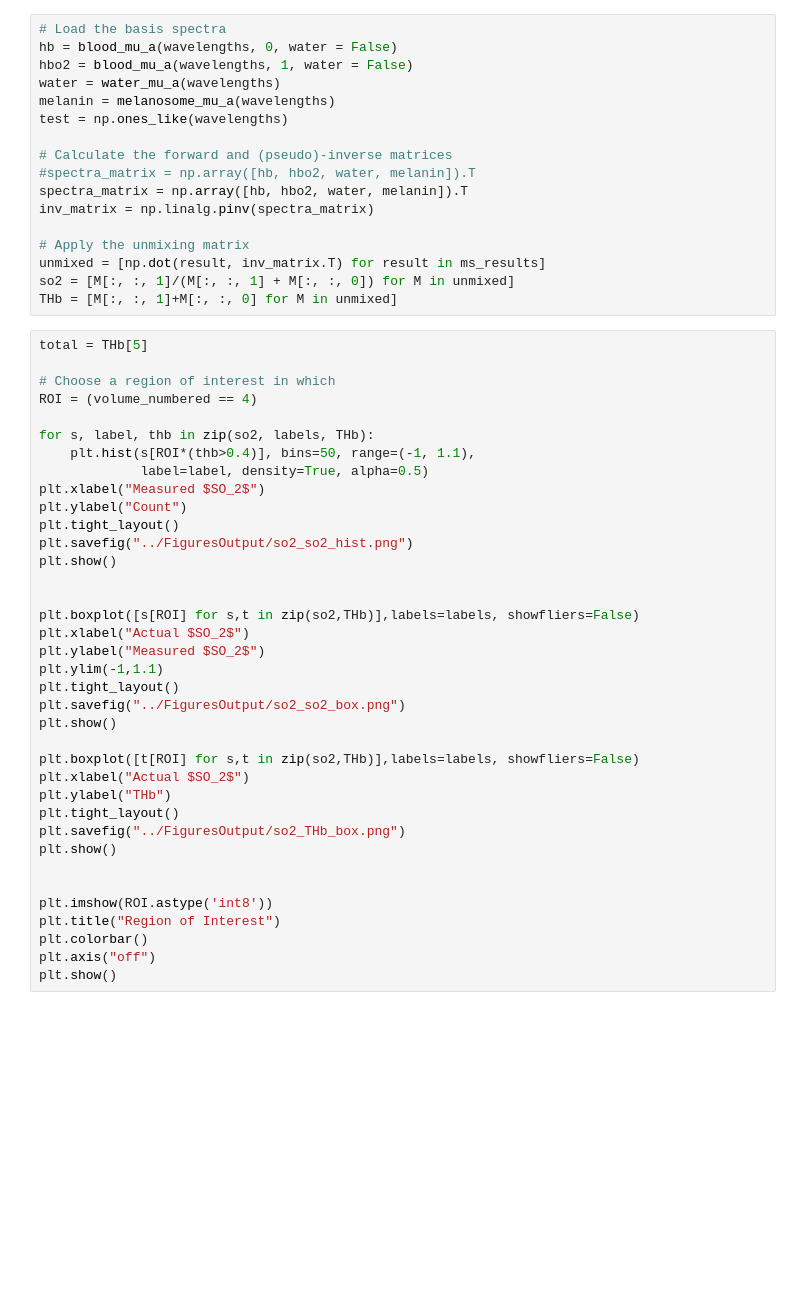
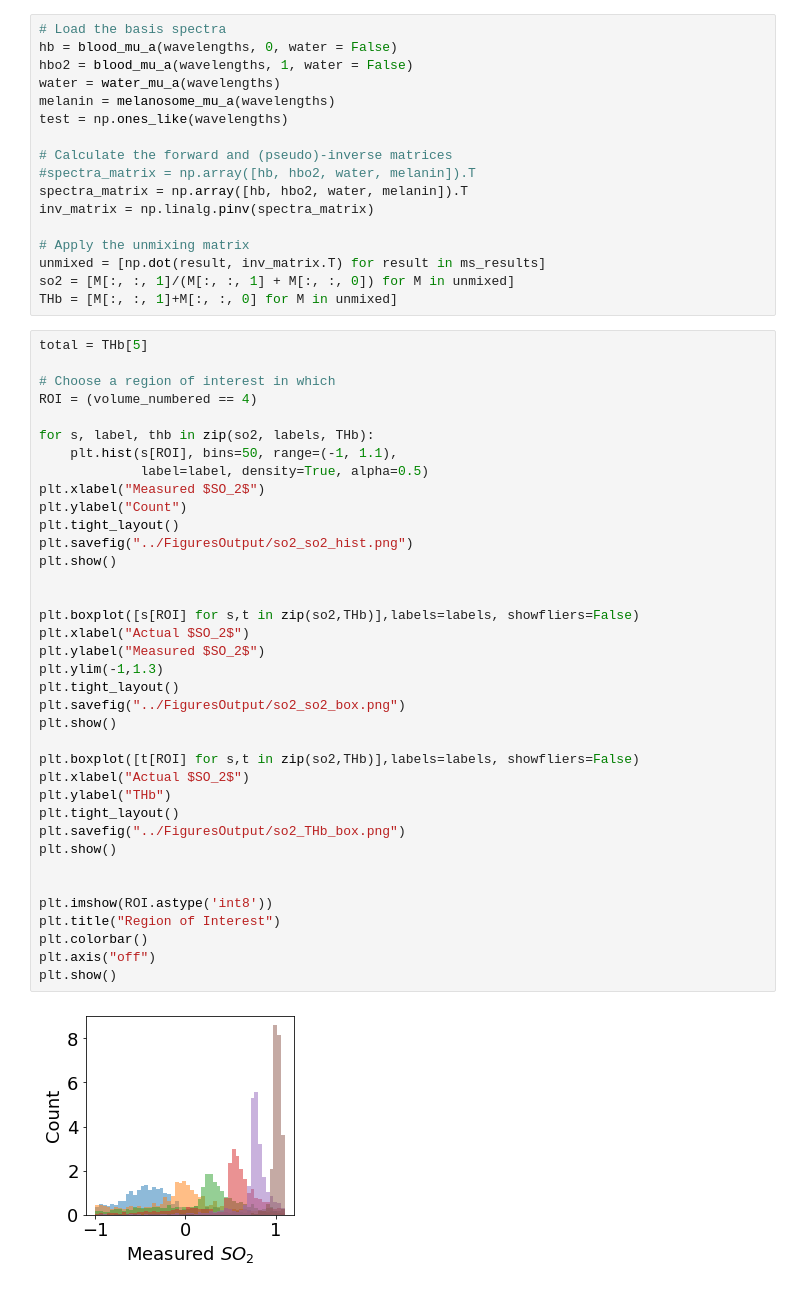
Before and after one commit to tomelse/SkinPhantomSimulations, a Jupyter notebook: Exp5/SO2 Analysis.ipynb, the cells around one changed output. Saved outputs shown, nothing was run; the diff lists cells and outputs as text; blank space fills up the shorter version.

```diff
--- a/Exp5/SO2 Analysis.ipynb
+++ b/Exp5/SO2 Analysis.ipynb
@@ -139,33 +145,35 @@ total = THb[5]
 ROI = (volume_numbered == 4)
 
 for s, label, thb in zip(so2, labels, THb):
-    plt.hist(s[ROI*(thb>0.4)], bins=50, range=(-1, 1.1),
+    plt.hist(s[ROI], bins=50, range=(-1, 1.1),
              label=label, density=True, alpha=0.5)
 plt.xlabel("Measured $SO_2$")
 plt.ylabel("Count")
 plt.tight_layout()
 plt.savefig("../FiguresOutput/so2_so2_hist.png")
 plt.show()
 
 
 plt.boxplot([s[ROI] for s,t in zip(so2,THb)],labels=labels, showfliers=False)
 plt.xlabel("Actual $SO_2$")
 plt.ylabel("Measured $SO_2$")
-plt.ylim(-1,1.1)
+plt.ylim(-1,1.3)
 plt.tight_layout()
 plt.savefig("../FiguresOutput/so2_so2_box.png")
 plt.show()
 
 plt.boxplot([t[ROI] for s,t in zip(so2,THb)],labels=labels, showfliers=False)
 plt.xlabel("Actual $SO_2$")
 plt.ylabel("THb")
 plt.tight_layout()
 plt.savefig("../FiguresOutput/so2_THb_box.png")
 plt.show()
 
 
 plt.imshow(ROI.astype('int8'))
 plt.title("Region of Interest")
 plt.colorbar()
 plt.axis("off")
 plt.show()
+# %% [output]
+[figure, added]
```
Also changed, not shown: parts of 5 cells of this notebook, 2 other files.
